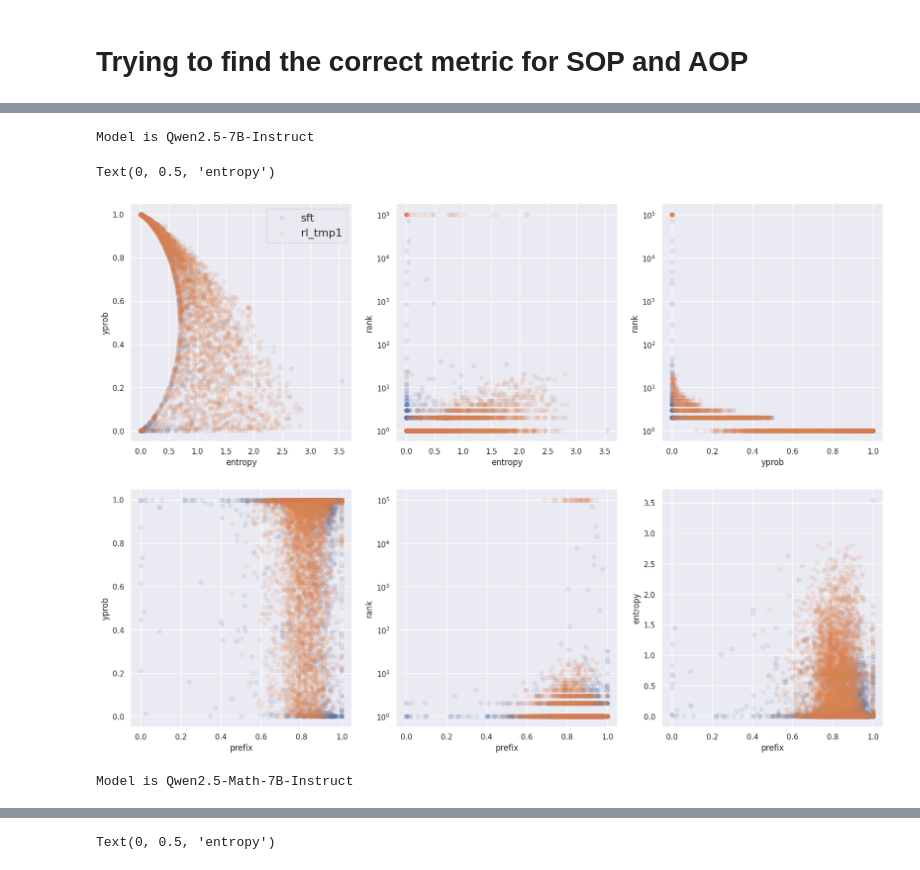
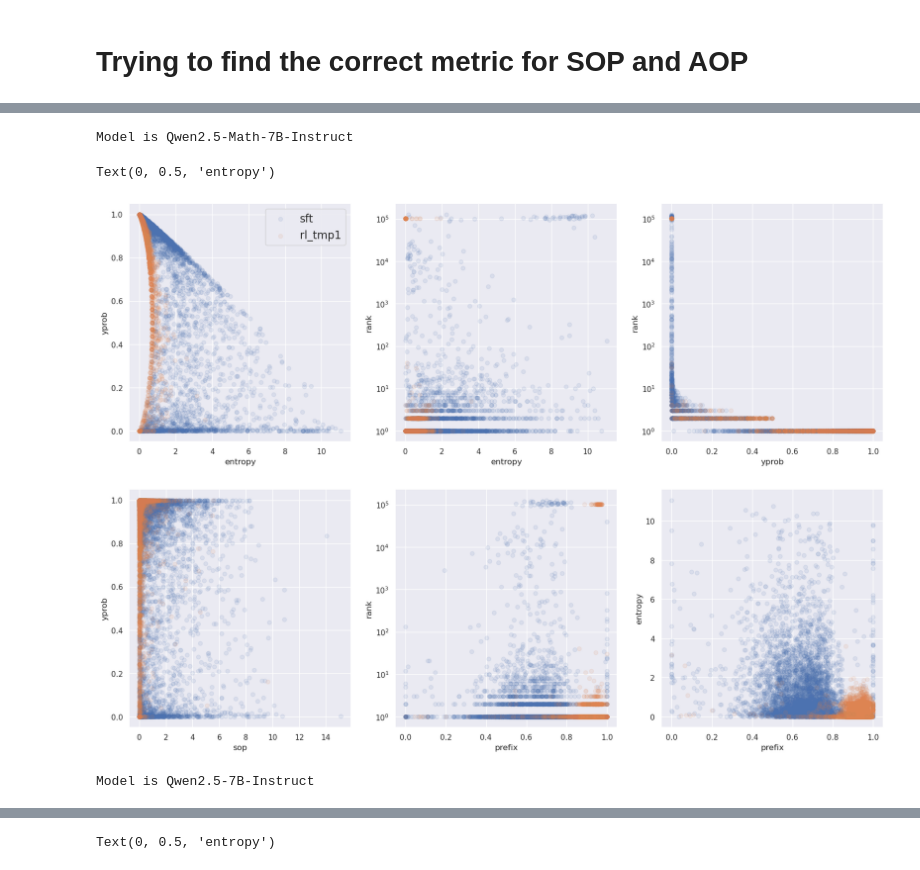
Before and after one commit to Joshua-Ren/SFT_vs_RL, a Jupyter notebook: find_correct_metrics-all_model_raw.ipynb, the cells around one changed output, grey strips where cells are left out. Drawn from its saved outputs; the diff is of its cells as text; code cells hidden in the pictures.

```diff
--- a/find_correct_metrics-all_model_raw.ipynb
+++ b/find_correct_metrics-all_model_raw.ipynb
@@ -16,11 +18,26 @@ def standard_score(tensor):
     std = tensor.float().std()
     return (tensor - mean) / std
 # %%
-def get_stats(loaded_data, loaded_label):
+def compute_sop_full(yprob_full, gamma=1.0, eps=1e-12):
+    logp = torch.log(yprob_full.clamp_min(eps))
+
+    num = torch.tensor(0.0, device=yprob_full.device, dtype=yprob_full.dtype)
+    den = torch.tensor(0.0, device=yprob_full.device, dtype=yprob_full.dtype)
+
+    sop = [torch.tensor(0)]
+    for lp in logp:
+        num = gamma * num + lp
+        den = gamma * den + 1.0
+        sop.append(-num / den)
+
+    return torch.stack(sop)[:-1]
+
+def get_stats(loaded_data, loaded_label,gamma_sop=0.5):
     N_sample = len(loaded_data)
     results = {}
     entropy_list = []
     yprob_list = []
+    sop_list = []
     prefix_list = []
     rank_list = []
     for i in tqdm(range(N_sample)):
@@ -37,15 +54,20 @@ def get_stats(loaded_data, loaded_label):
             prefix.append(yprob[:j+1].sum() / (j+1))
         prefix_list.append(torch.tensor(prefix))
 
+        sop = compute_sop_full(yprob,gamma=gamma_sop)
+        sop_list.append(sop)
+
         rank = get_label_rank_practical(logits, labels, max_rank_to_compute=RANK_MAX)
         rank_list.append(rank)
     entropy_all = torch.cat(entropy_list,dim=0)
     yprob_all = torch.cat(yprob_list,dim=0)
+    sop_all = torch.cat(sop_list,dim=0)
     prefix_all = torch.cat(prefix_list,dim=0)
     rank_all = torch.cat(rank_list,dim=0)
 
-    results['entropy'] = entropy_all
-    results['yprob'] = yprob_all
-    results['prefix'] = prefix_all
-    results['rank'] = rank_all
+    results['entropy'] = entropy_all.float()
+    results['yprob'] = yprob_all.float()
+    results['sop'] = sop_all.float()
+    results['prefix'] = prefix_all.float()
+    results['rank'] = rank_all.int()
     return results
@@ -118,6 +222,6 @@ Text(0, 0.5, 'entropy')
 # %%
-MODEL = "Qwen2.5-7B-Instruct" #config['model']['name'].split('/')[1] #"Qwen2.5-0.5B" #
-SCRATCH_PATH = f'/scratch/joshua52/sft_rl_temp/{MODEL}/'
+MODEL = "Qwen2.5-Math-7B-Instruct" #"Qwen2.5-7B-Instruct" #config['model']['name'].split('/')[1] #"Qwen2.5-0.5B" #
+SCRATCH_PATH = f'/scratch-ssd/josren/SFT_VS_RL/results/{MODEL}/'
 RANK_MAX = 160000
 print(f'Model is {MODEL}')
 
@@ -127,7 +231,7 @@ raw_data = torch.load(f'{SCRATCH_PATH}{EXP_NAME}_logits.pt')
 loaded_data = raw_data[f'{SFT_OR_RL}_logits']
 loaded_label = raw_data[f'{SFT_OR_RL}_labels']
 
-sft_results = get_stats(loaded_data, loaded_label)
+sft_results = get_stats(loaded_data, loaded_label,gamma_sop=0.5)
 
 
 EXP_NAME = 'rl_tmp1'
@@ -136,10 +240,12 @@ raw_data = torch.load(f'{SCRATCH_PATH}{EXP_NAME}_logits.pt')
 loaded_data = raw_data[f'{SFT_OR_RL}_logits']
 loaded_label = raw_data[f'{SFT_OR_RL}_labels']
 
-rl_tmp1_results = get_stats(loaded_data, loaded_label)
+rl_tmp1_results = get_stats(loaded_data, loaded_label,gamma_sop=0.5)
 # %% [output]
-Model is Qwen2.5-7B-Instruct
+Model is Qwen2.5-Math-7B-Instruct
 # %%
+
+
 fig, ax = plt.subplots(2, 3, figsize=(20, 14))
 XY = ('entropy', 'yprob')
 ax[0][0].scatter(sft_results[XY[0]], sft_results[XY[1]], alpha=0.1,label='sft')
@@ -154,38 +260,39 @@ ax[0][1].scatter(rl_tmp1_results[XY[0]], rl_tmp1_results[XY[1]], alpha=0.1)
 ax[0][1].set_xlabel(XY[0])
 ax[0][1].set_ylabel(XY[1])
 ax[0][1].set_yscale('log')
 
 XY = ('yprob', 'rank')
 ax[0][2].scatter(sft_results[XY[0]], sft_results[XY[1]], alpha=0.1)
 ax[0][2].scatter(rl_tmp1_results[XY[0]], rl_tmp1_results[XY[1]], alpha=0.1)
 ax[0][2].set_xlabel(XY[0])
 ax[0][2].set_ylabel(XY[1])
 ax[0][2].set_yscale('log')
 
-XY = ('prefix', 'yprob')
+XY = ('sop', 'yprob')
 ax[1][0].scatter(sft_results[XY[0]], sft_results[XY[1]], alpha=0.1)
 ax[1][0].scatter(rl_tmp1_results[XY[0]], rl_tmp1_results[XY[1]], alpha=0.1)
 ax[1][0].set_xlabel(XY[0])
 ax[1][0].set_ylabel(XY[1])
+#ax[1][0].set_yscale('log')
 
 XY = ('prefix', 'rank')
 ax[1][1].scatter(sft_results[XY[0]], sft_results[XY[1]], alpha=0.1)
 ax[1][1].scatter(rl_tmp1_results[XY[0]], rl_tmp1_results[XY[1]], alpha=0.1)
 ax[1][1].set_xlabel(XY[0])
 ax[1][1].set_ylabel(XY[1])
 ax[1][1].set_yscale('log')
 
 XY = ('prefix', 'entropy')
 ax[1][2].scatter(sft_results[XY[0]], sft_results[XY[1]], alpha=0.1)
 ax[1][2].scatter(rl_tmp1_results[XY[0]], rl_tmp1_results[XY[1]], alpha=0.1)
 ax[1][2].set_xlabel(XY[0])
 ax[1][2].set_ylabel(XY[1])
 # %% [output]
 Text(0, 0.5, 'entropy')
-[figure, old version]
+[figure, new version]
 # %%
-MODEL = "Qwen2.5-Math-7B-Instruct" #config['model']['name'].split('/')[1] #"Qwen2.5-0.5B" #
-SCRATCH_PATH = f'/scratch/joshua52/sft_rl_temp/{MODEL}/'
+MODEL = "Qwen2.5-7B-Instruct" #"Qwen2.5-Math-7B-Instruct" #config['model']['name'].split('/')[1] #"Qwen2.5-0.5B" #
+SCRATCH_PATH = f'/scratch-ssd/josren/SFT_VS_RL/results/{MODEL}/'
 RANK_MAX = 160000
 print(f'Model is {MODEL}')
 
@@ -206,7 +313,7 @@ loaded_label = raw_data[f'{SFT_OR_RL}_labels']
 
 rl_tmp1_results = get_stats(loaded_data, loaded_label)
 # %% [output]
-Model is Qwen2.5-Math-7B-Instruct
+Model is Qwen2.5-7B-Instruct
 # %%
 fig, ax = plt.subplots(2, 3, figsize=(20, 14))
 XY = ('entropy', 'yprob')
```
Also changed, not shown: parts of 8 cells of this notebook, 28 other files.
